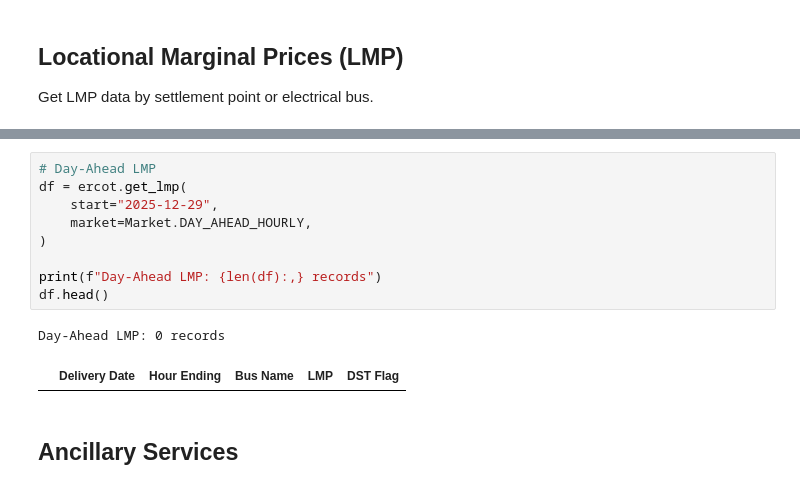
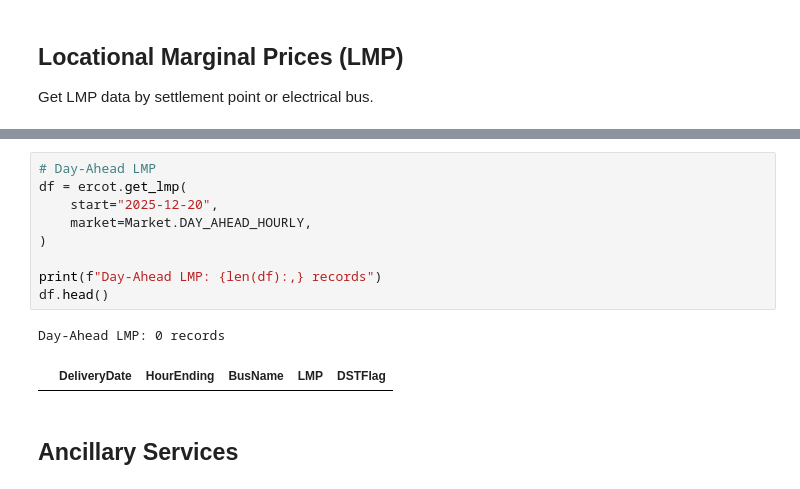
Before and after one commit to kvkenyon/tinygrid, a Jupyter notebook: examples/ercot_demo.ipynb, the cells around one changed output, grey strips where cells are left out. Drawn from its saved outputs; the diff is of its cells as text.

```diff
--- a/examples/ercot_demo.ipynb
+++ b/examples/ercot_demo.ipynb
@@ -203,15 +203,15 @@ Electrical Bus LMP: 1,000 records
 # %%
 # Day-Ahead LMP
 df = ercot.get_lmp(
-    start="2025-12-29",
+    start="2025-12-20",
     market=Market.DAY_AHEAD_HOURLY,
 )
 
 print(f"Day-Ahead LMP: {len(df):,} records")
 df.head()
 # %% [output]
 Day-Ahead LMP: 0 records
-|  | Delivery Date | Hour Ending | Bus Name | LMP | DST Flag |
+|  | DeliveryDate | HourEnding | BusName | LMP | DSTFlag |
 # %% [markdown]
 ## Ancillary Services
 # %%
```
Also changed, not shown: parts of 10 cells of this notebook, 11 other files.
